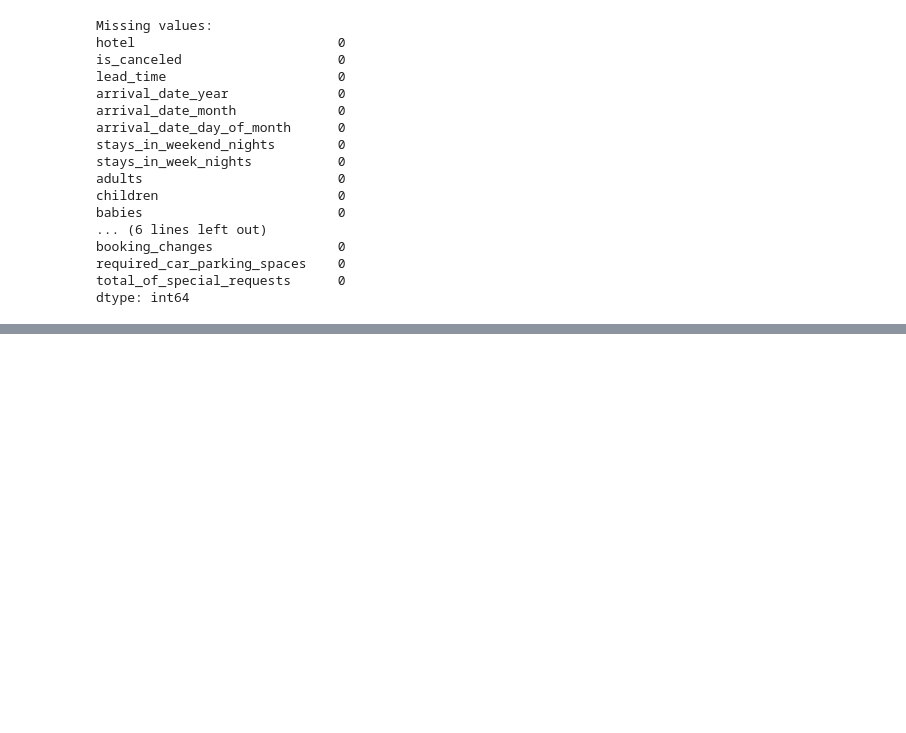
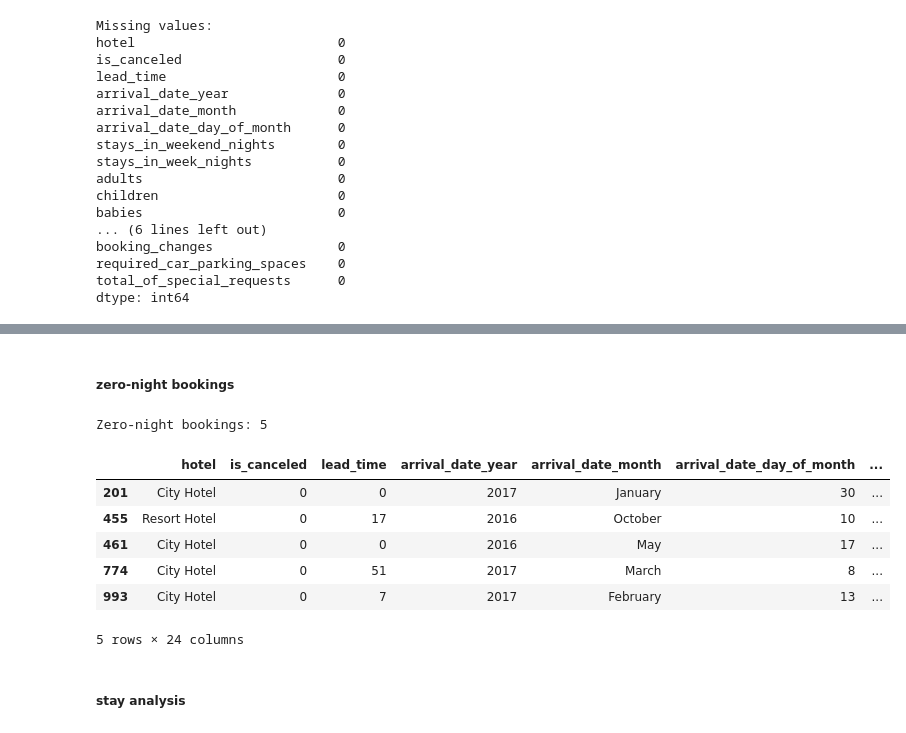
Before and after one commit to subhanjanshah/Data-Processing-w-Python-2026, a Jupyter notebook: hoteldate.ipynb, the cells around one changed output, grey strips where cells are left out. Saved outputs shown, nothing was run; the diff lists cells and outputs as text; code cells hidden in the pictures; blank space fills up the shorter version.

```diff
--- a/hoteldate.ipynb
+++ b/hoteldate.ipynb
@@ -148,0 +151,2 @@ dtype: int64
+# %%
+bookings_b = bookings.copy()
@@ -148,0 +197,11 @@ dtype: int64
+# %%
+bookings_b["estimated_booking_value"] = (
+    bookings_b["average_daily_rate"]
+    * bookings_b["total_nights"]
+)
+
+bookings_b[[
+    "average_daily_rate",
+    "total_nights",
+    "estimated_booking_value"
+]].head()
@@ -148,0 +257,20 @@ dtype: int64
+# %% [markdown]
+##### zero-night bookings
+# %%
+zero_nights = bookings_b.loc[
+    bookings_b["total_nights"] == 0
+]
+
+print("Zero-night bookings:", len(zero_nights))
+zero_nights.head()
+# %% [output]
+Zero-night bookings: 5
+|  | hotel | is_canceled | lead_time | arrival_date_year | arrival_date_month | arrival_date_day_of_month | ... |
+| 201 | City Hotel | 0 | 0 | 2017 | January | 30 | ... |
+| 455 | Resort Hotel | 0 | 17 | 2016 | October | 10 | ... |
+| 461 | City Hotel | 0 | 0 | 2016 | May | 17 | ... |
+| 774 | City Hotel | 0 | 51 | 2017 | March | 8 | ... |
+| 993 | City Hotel | 0 | 7 | 2017 | February | 13 | ... |
+5 rows × 24 columns
+# %% [markdown]
+##### stay analysis
```
Also changed, not shown: parts of 29 cells of this notebook, 4 other files.
